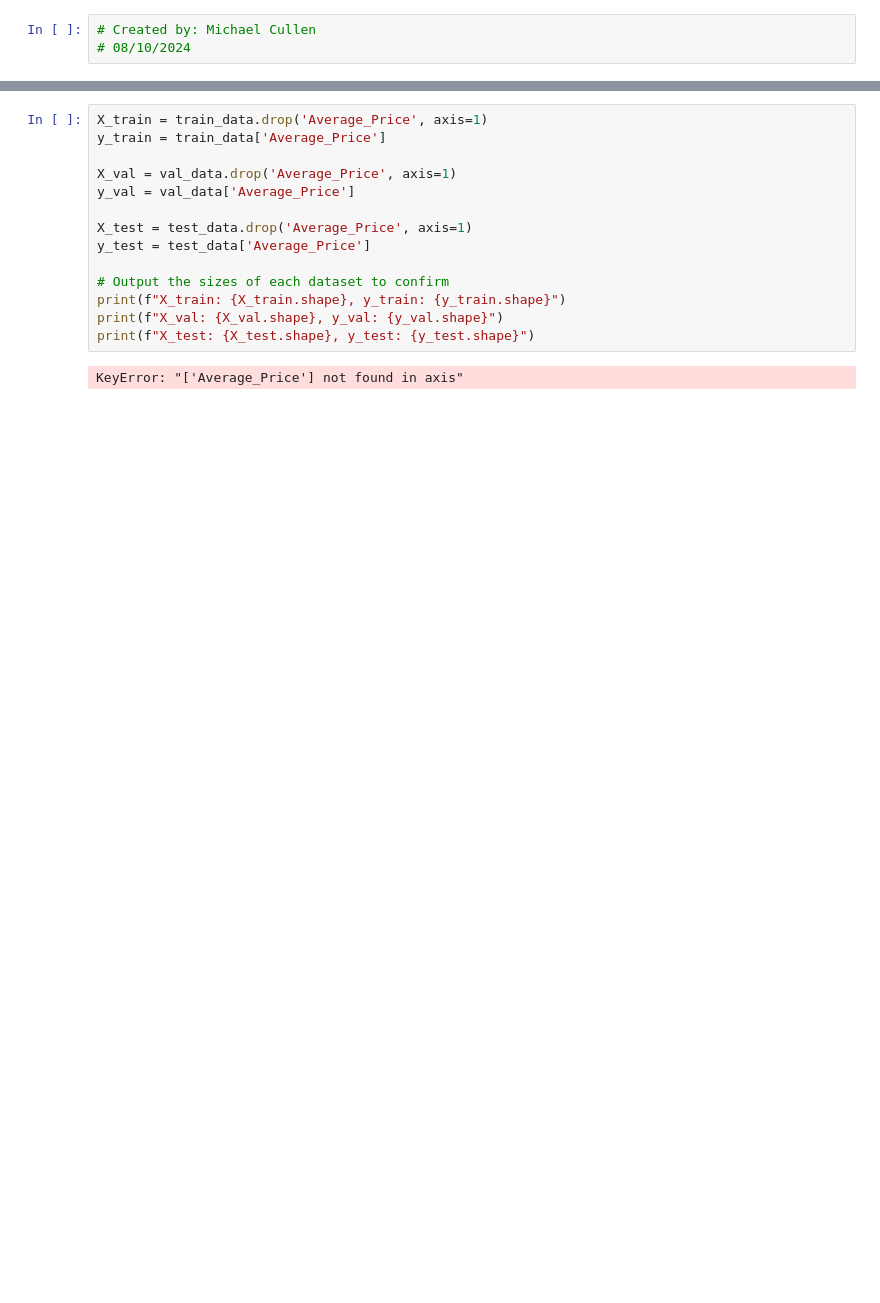
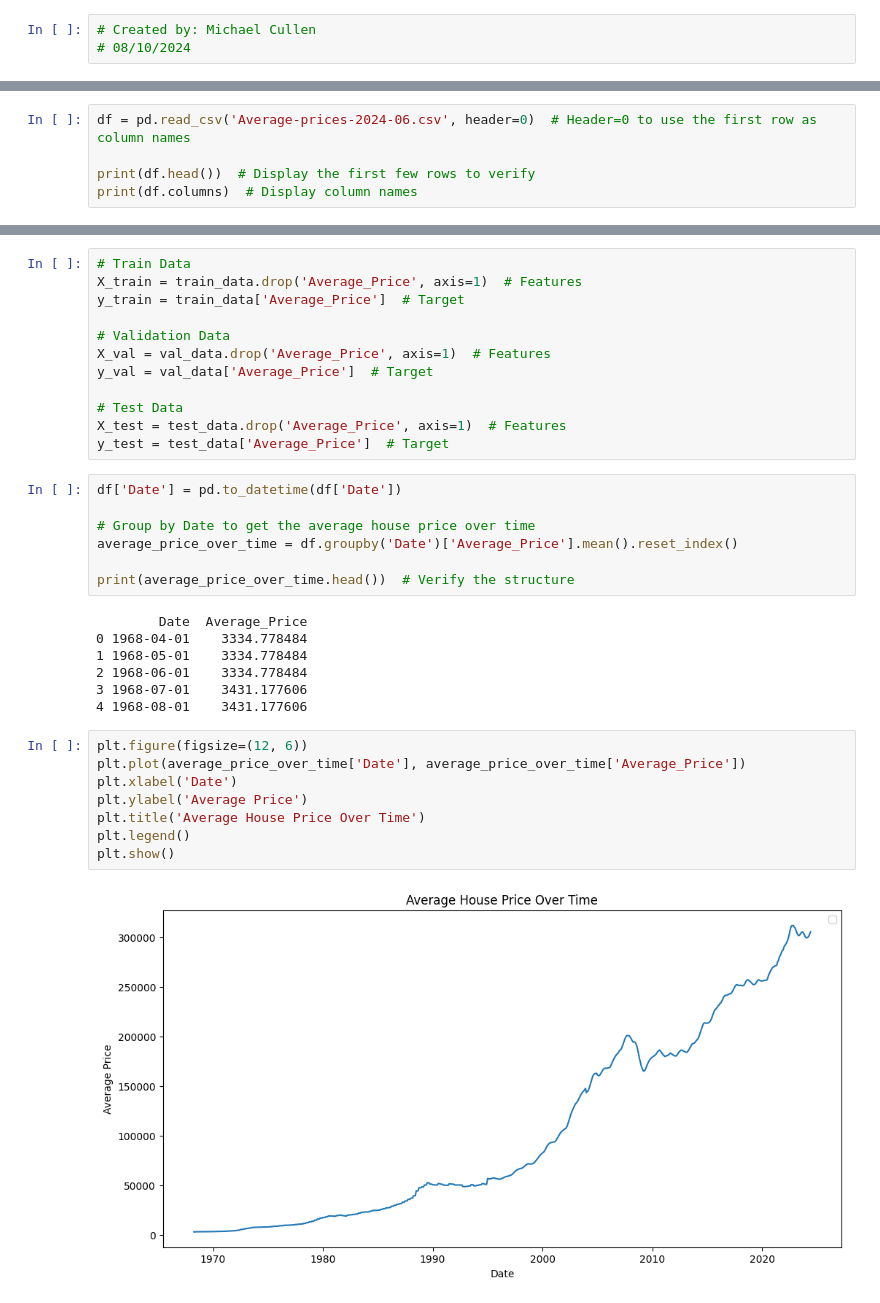
Before and after one commit to mjc136/DataScience, a Jupyter notebook: HousePricePredictor/HousePricePredictor.ipynb, the cells around one changed output, grey strips where cells are left out. Cells and saved outputs as stored; diff of their text form; blank space fills up the shorter version.

Commit message:
plotted a graph of average price over years

```diff
--- a/HousePricePredictor/HousePricePredictor.ipynb
+++ b/HousePricePredictor/HousePricePredictor.ipynb
@@ -14,0 +11,5 @@ with open('Average-prices-2024-06.csv', mode='r') as file:
+# %%
+df = pd.read_csv('Average-prices-2024-06.csv', header=0)  # Header=0 to use the first row as column names
+
+print(df.head())  # Display the first few rows to verify
+print(df.columns)  # Display column names
@@ -37,18 +55,38 @@ Training set: 99257 samples
 Validation set: 21269 samples
 Test set: 21270 samples
 # %%
-X_train = train_data.drop('Average_Price', axis=1)
-y_train = train_data['Average_Price']
+# Train Data
+X_train = train_data.drop('Average_Price', axis=1)  # Features
+y_train = train_data['Average_Price']  # Target
 
-X_val = val_data.drop('Average_Price', axis=1)
-y_val = val_data['Average_Price']
+# Validation Data
+X_val = val_data.drop('Average_Price', axis=1)  # Features
+y_val = val_data['Average_Price']  # Target
 
-X_test = test_data.drop('Average_Price', axis=1)
-y_test = test_data['Average_Price']
-
-# Output the sizes of each dataset to confirm
-print(f"X_train: {X_train.shape}, y_train: {y_train.shape}")
-print(f"X_val: {X_val.shape}, y_val: {y_val.shape}")
-print(f"X_test: {X_test.shape}, y_test: {y_test.shape}")
+# Test Data
+X_test = test_data.drop('Average_Price', axis=1)  # Features
+y_test = test_data['Average_Price']  # Target
-# %% [output]
-KeyError: "['Average_Price'] not found in axis"
+# %%
+df['Date'] = pd.to_datetime(df['Date'])
+
+# Group by Date to get the average house price over time
+average_price_over_time = df.groupby('Date')['Average_Price'].mean().reset_index()
+
+print(average_price_over_time.head())  # Verify the structure
+# %% [output]
+        Date  Average_Price
+0 1968-04-01    3334.778484
+1 1968-05-01    3334.778484
+2 1968-06-01    3334.778484
+3 1968-07-01    3431.177606
+4 1968-08-01    3431.177606
+# %%
+plt.figure(figsize=(12, 6))
+plt.plot(average_price_over_time['Date'], average_price_over_time['Average_Price'])
+plt.xlabel('Date')
+plt.ylabel('Average Price')
+plt.title('Average House Price Over Time')
+plt.legend()
+plt.show()
+# %% [output]
+[figure, added]
```
Also changed, not shown: parts of 4 cells of this notebook, 1 other file.
